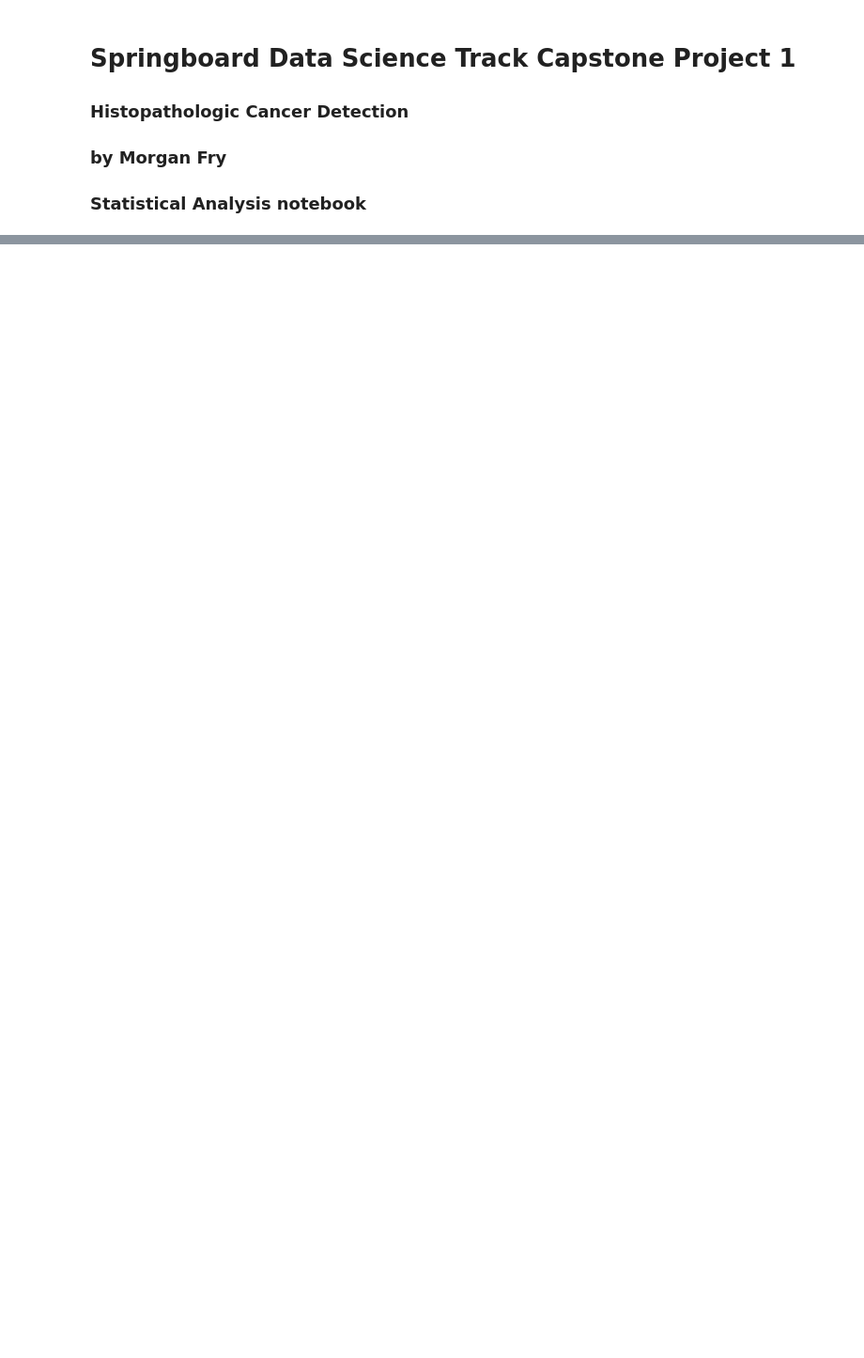
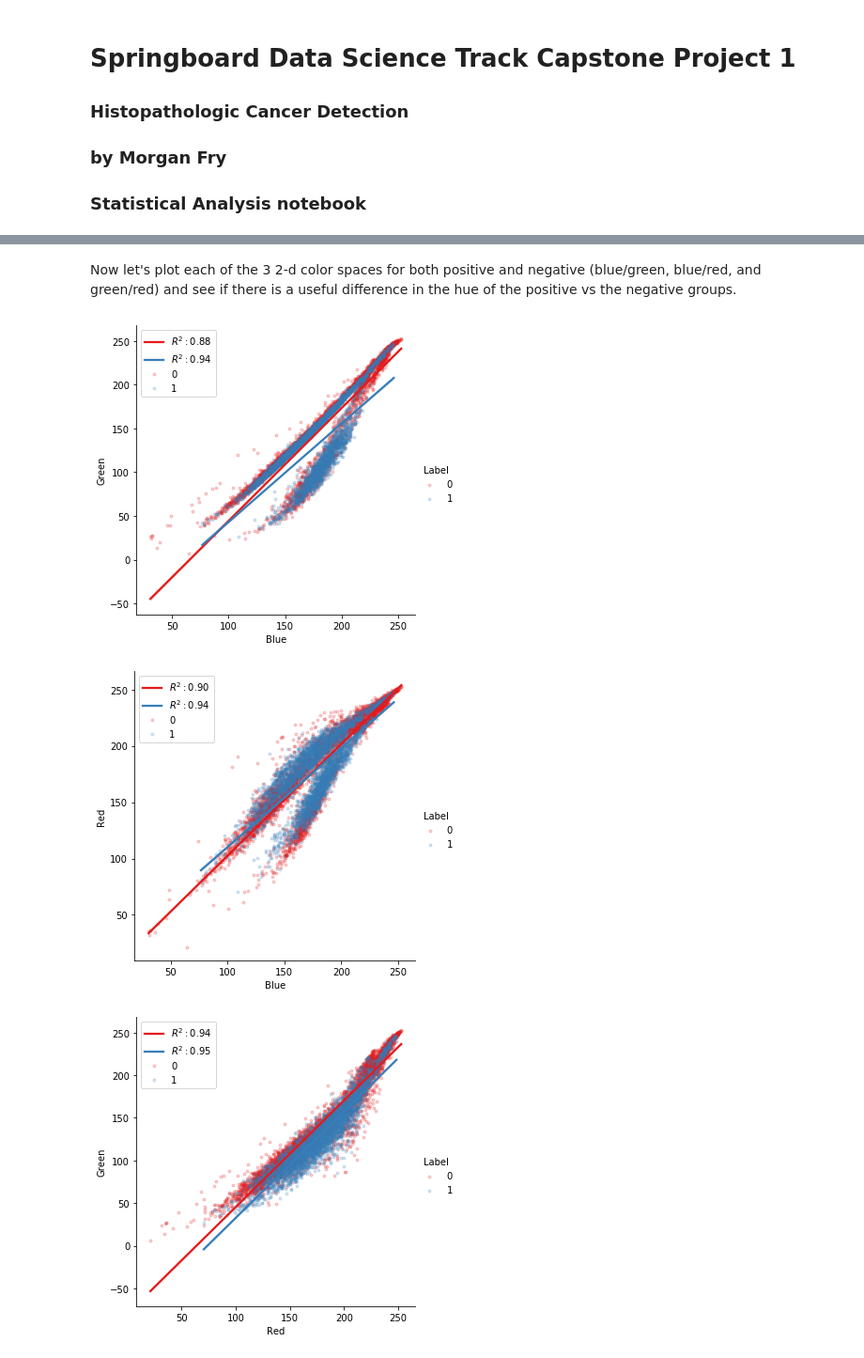
Before and after one commit to morganfry/springboard, a Jupyter notebook: Capstone Project 1/Spr_Cap1_Mfry_Inferential_Statistics.ipynb, the cells around one changed output, grey strips where cells are left out. Shown at 94% size. Drawn from its saved outputs; the diff is of its cells as text; code cells hidden in the pictures; blank space fills up the shorter version.

```diff
--- a/Capstone Project 1/Spr_Cap1_Mfry_Inferential_Statistics.ipynb
+++ b/Capstone Project 1/Spr_Cap1_Mfry_Inferential_Statistics.ipynb
@@ -218,15 +182,0 @@ rn_mean=[np.mean(a) for a in rn]
-# %%
-Xpmeand={'Label':'Positive','Blue':bp_mean,'Green':gp_mean,'Red':rp_mean}
-Xnmeand={'Label':'Negative','Blue':bn_mean,'Green':gn_mean,'Red':rn_mean}
-
-X_p_df=pd.DataFrame(Xpmeand)
-X_n_df=pd.DataFrame(Xnmeand)
-
-X_mean_df=X_p_df.append(X_n_df)
-# %%
-#fig,axs=plt.subplots(3,1, figsize=(7,7))
-sns.set()
-sns.lmplot(x='Blue',y='Green',data=X_mean_df,hue='Label',palette='Set1',markers='.',scatter_kws={'alpha':0.2},aspect=1)
-sns.lmplot(x='Green',y='Red',data=X_mean_df,hue='Label',palette='Set1',markers='.',scatter_kws={'alpha':0.2},aspect=1)
-sns.lmplot(x='Red',y='Blue',data=X_mean_df,hue='Label',palette='Set1',markers='.',scatter_kws={'alpha':0.2},aspect=1)
-plt.show()
@@ -512,0 +183,63 @@ plt.show()
+# %% [markdown]
+Now let's plot each of the 3 2-d color spaces for both positive and negative (blue/green, blue/red, and green/red) and see if there is a useful difference in the hue of the positive vs the negative groups.
+# %%
+p = sns.lmplot(x='Blue',y='Green',data=X_mean_df,hue='Label',
+               palette='Set1',markers='.',scatter_kws={'alpha':0.2},
+               line_kws={'label':"Linear Reg"},aspect=1)
+
+ax = p.axes[0, 0]
+ax.legend()
+leg = ax.get_legend()
+L_labels = leg.get_texts()
+# assuming you computed r_squared which is the coefficient of determination somewhere else
+slope, intercept, r_value, p_value, std_err = stats.linregress(X_p_df['Blue'],X_p_df['Green'])
+slope1, intercept1, r_value1, p_value1, std_err1 = stats.linregress(X_n_df['Blue'],X_n_df['Green'])
+
+#label_line_1 = r'y={0:.1f}x+{1:.1f}'.format(slope,intercept)
+#label_line_2 = r'y={0:.1f}x+{1:.1f}'.format(slope1,intercept1)
+label_line_1 = r'$R^2:{0:.2f}$'.format(r_value)
+label_line_2 = r'$R^2:{0:.2f}$'.format(r_value1) # as an exampple or whatever you want[!
+L_labels[0].set_text(label_line_1)
+L_labels[1].set_text(label_line_2)
+
+p = sns.lmplot(x='Blue',y='Red',data=X_mean_df,hue='Label',
+               palette='Set1',markers='.',scatter_kws={'alpha':0.2},
+               line_kws={'label':"Linear Reg"},aspect=1)
+
+ax = p.axes[0, 0]
+ax.legend()
+leg = ax.get_legend()
+L_labels = leg.get_texts()
+# assuming you computed r_squared which is the coefficient of determination somewhere else
+slope, intercept, r_value, p_value, std_err = stats.linregress(X_p_df['Blue'],X_p_df['Red'])
+slope1, intercept1, r_value1, p_value1, std_err1 = stats.linregress(X_n_df['Blue'],X_n_df['Red'])
+
+#label_line_1 = r'y={0:.1f}x+{1:.1f}'.format(slope,intercept)
+#label_line_2 = r'y={0:.1f}x+{1:.1f}'.format(slope1,intercept1)
+label_line_1 = r'$R^2:{0:.2f}$'.format(r_value)
+label_line_2 = r'$R^2:{0:.2f}$'.format(r_value1) # as an exampple or whatever you want[!
+L_labels[0].set_text(label_line_1)
+L_labels[1].set_text(label_line_2)
+
+p = sns.lmplot(x='Red',y='Green',data=X_mean_df,hue='Label',
+               palette='Set1',markers='.',scatter_kws={'alpha':0.2},
+               line_kws={'label':"Linear Reg"},aspect=1)
+
+ax = p.axes[0, 0]
+ax.legend()
+leg = ax.get_legend()
+L_labels = leg.get_texts()
+# assuming you computed r_squared which is the coefficient of determination somewhere else
+slope, intercept, r_value, p_value, std_err = stats.linregress(X_p_df['Red'],X_p_df['Green'])
+slope1, intercept1, r_value1, p_value1, std_err1 = stats.linregress(X_n_df['Red'],X_n_df['Green'])
+
+#label_line_1 = r'y={0:.1f}x+{1:.1f}'.format(slope,intercept)
+#label_line_2 = r'y={0:.1f}x+{1:.1f}'.format(slope1,intercept1)
+label_line_1 = r'$R^2:{0:.2f}$'.format(r_value)
+label_line_2 = r'$R^2:{0:.2f}$'.format(r_value1) # as an exampple or whatever you want[!
+L_labels[0].set_text(label_line_1)
+L_labels[1].set_text(label_line_2)
+# %% [output]
+[figure, added]
+[figure, added]
+[figure, added]
```
Also changed, not shown: parts of 79 cells of this notebook.
